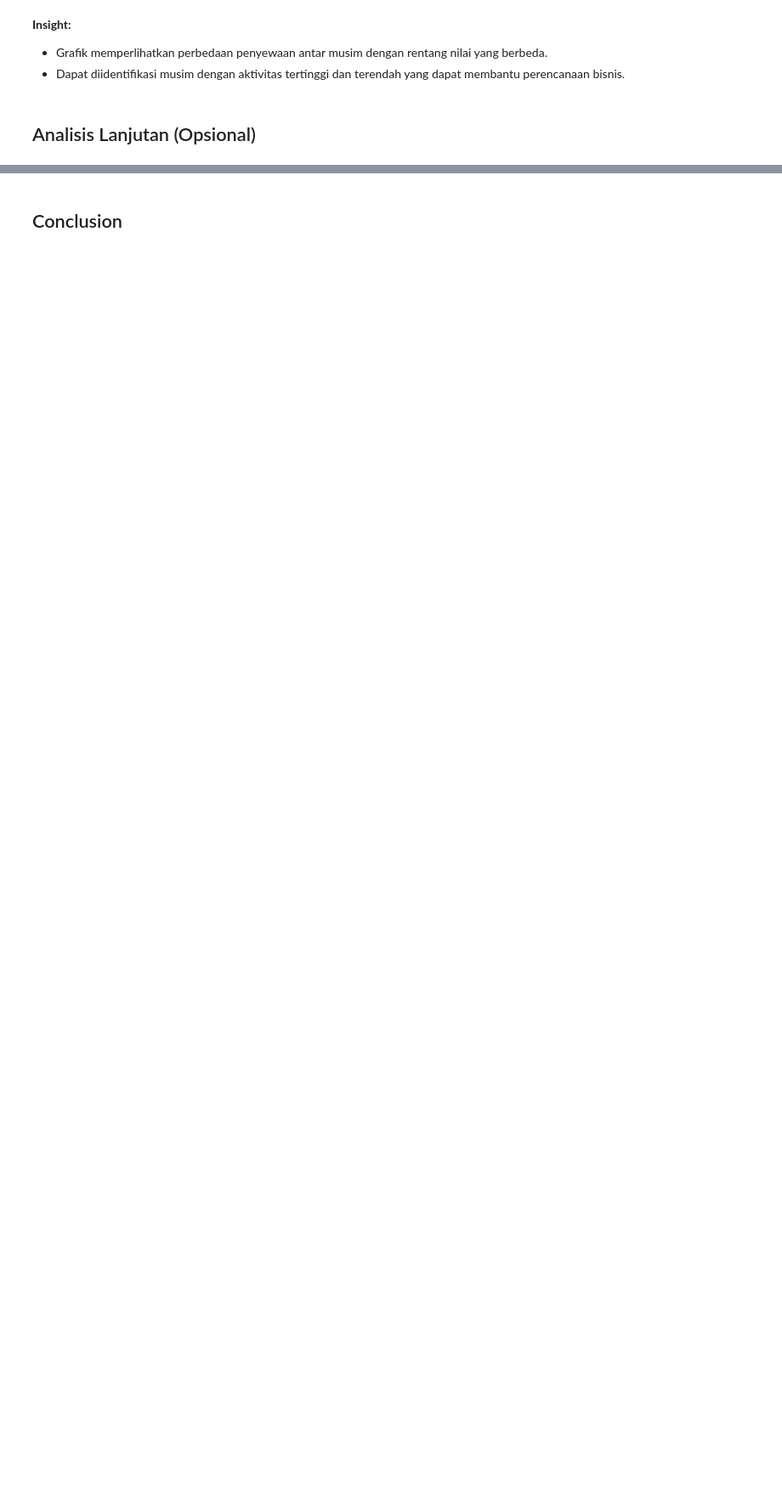
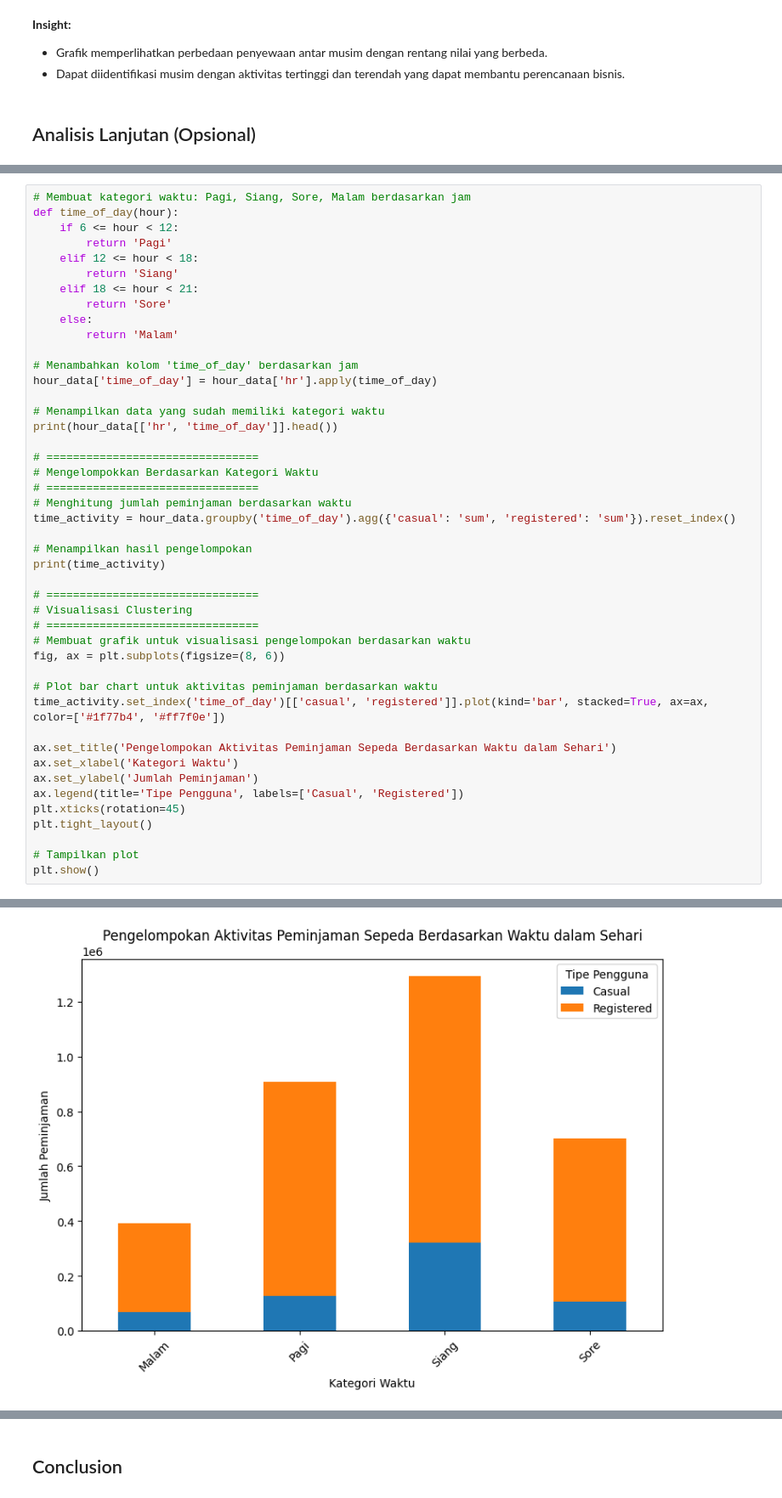
Before and after one commit to haikalthrq/Bike-Sharing-Analysis, a Jupyter notebook: Bike_Sharing_Analysis.ipynb, the cells around one changed output, grey strips where cells are left out. Shown at 85% size. Drawn from its saved outputs; the diff is of its cells as text; blank space fills up the shorter version.

Commit message:
Added manual clustering

```diff
--- a/Bike_Sharing_Analysis.ipynb
+++ b/Bike_Sharing_Analysis.ipynb
@@ -352,0 +315,46 @@ print(rfm_data.head())
+# %%
+# Membuat kategori waktu: Pagi, Siang, Sore, Malam berdasarkan jam
+def time_of_day(hour):
+    if 6 <= hour < 12:
+        return 'Pagi'
+    elif 12 <= hour < 18:
+        return 'Siang'
+    elif 18 <= hour < 21:
+        return 'Sore'
+    else:
+        return 'Malam'
+
+# Menambahkan kolom 'time_of_day' berdasarkan jam
+hour_data['time_of_day'] = hour_data['hr'].apply(time_of_day)
+
+# Menampilkan data yang sudah memiliki kategori waktu
+print(hour_data[['hr', 'time_of_day']].head())
+
+# ================================
+# Mengelompokkan Berdasarkan Kategori Waktu
+# ================================
+# Menghitung jumlah peminjaman berdasarkan waktu
+time_activity = hour_data.groupby('time_of_day').agg({'casual': 'sum', 'registered': 'sum'}).reset_index()
+
+# Menampilkan hasil pengelompokan
+print(time_activity)
+
+# ================================
+# Visualisasi Clustering
+# ================================
+# Membuat grafik untuk visualisasi pengelompokan berdasarkan waktu
+fig, ax = plt.subplots(figsize=(8, 6))
+
+# Plot bar chart untuk aktivitas peminjaman berdasarkan waktu
+time_activity.set_index('time_of_day')[['casual', 'registered']].plot(kind='bar', stacked=True, ax=ax, color=['#1f77b4', '#ff7f0e'])
+
+ax.set_title('Pengelompokan Aktivitas Peminjaman Sepeda Berdasarkan Waktu dalam Sehari')
+ax.set_xlabel('Kategori Waktu')
+ax.set_ylabel('Jumlah Peminjaman')
+ax.legend(title='Tipe Pengguna', labels=['Casual', 'Registered'])
+plt.xticks(rotation=45)
+plt.tight_layout()
+
+# Tampilkan plot
+plt.show()
+# %% [output]
@@ -352,0 +372 @@ print(rfm_data.head())
+[figure, added]
```
Also changed, not shown: parts of 5 cells of this notebook.
